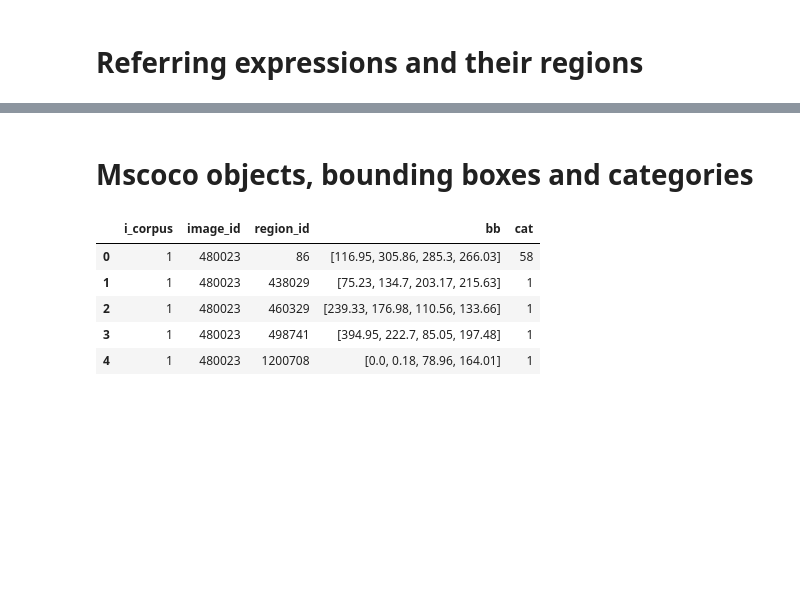
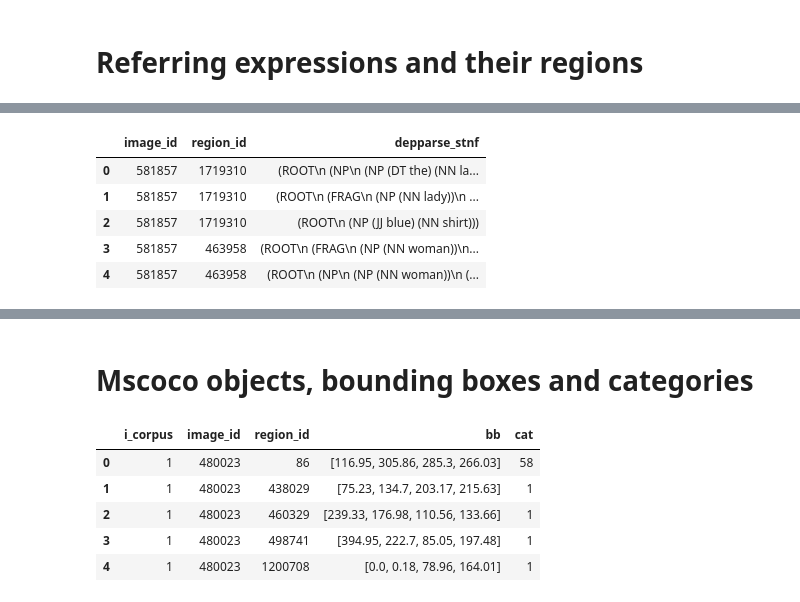
Before and after one commit to sinazarriess/many_names_collection, a Jupyter notebook: utils/loading.ipynb, the cells around one changed output, grey strips where cells are left out. Drawn from its saved outputs; the diff is of its cells as text; code cells hidden in the pictures; blank space fills up the shorter version.

```diff
--- a/utils/loading.ipynb
+++ b/utils/loading.ipynb
@@ -20,3 +21,13 @@ refdf.head()
 | 2 | 1 | 581857 | 1719310 | refcoco | 2 | blue shirt | [[blue, JJ], [shirt, NN]] |
 | 3 | 1 | 581857 | 463958 | refcoco | 3 | woman in gray shirt facing camera... | [[woman, NN], [in, IN], [gray, JJ... |
 | 4 | 1 | 581857 | 463958 | refcoco | 4 | woman gray right | [[woman, NN], [gray, NN], [right,... |
+# %%
+depdf = pd.read_json("../data/refcoco_depdf.json.gz",compression='gzip', orient='split')
+depdf.head()
+# %% [output]
+|  | image_id | region_id | depparse_stnf |
+| 0 | 581857 | 1719310 | (ROOT\n (NP\n (NP (DT the) (NN la... |
+| 1 | 581857 | 1719310 | (ROOT\n (FRAG\n (NP (NN lady))\n ... |
+| 2 | 581857 | 1719310 | (ROOT\n (NP (JJ blue) (NN shirt))) |
+| 3 | 581857 | 463958 | (ROOT\n (FRAG\n (NP (NN woman))\n... |
+| 4 | 581857 | 463958 | (ROOT\n (NP\n (NP (NN woman))\n (... |
```
Also changed, not shown: parts of 17 cells of this notebook, 10 other files.
